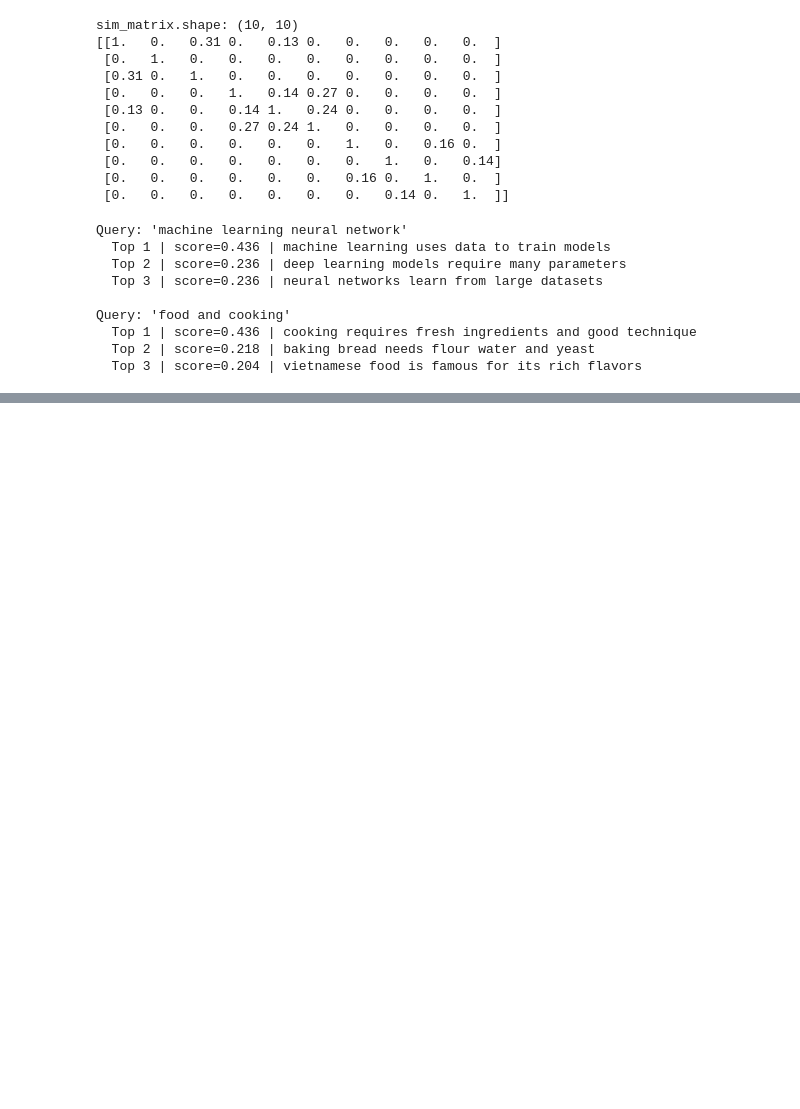
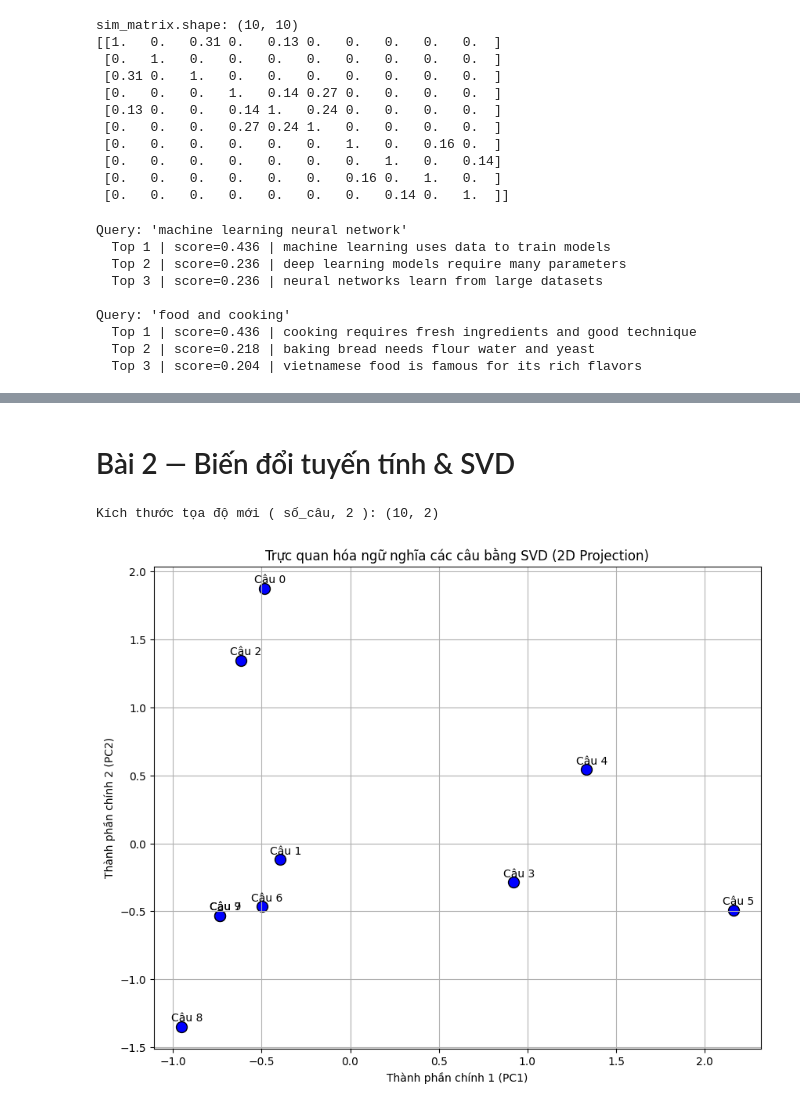
Before and after one commit to Minhkola/mliot-pyml-2026-hw, a Jupyter notebook: week01/week01.ipynb, the cells around one changed output, grey strips where cells are left out. Drawn from its saved outputs; the diff is of its cells as text; code cells hidden in the pictures; blank space fills up the shorter version.

```diff
--- a/week01/week01.ipynb
+++ b/week01/week01.ipynb
@@ -96,0 +107,2 @@ Query: 'food and cooking'
+# %% [markdown]
+# Bài 2 — Biến đổi tuyến tính & SVD
@@ -96,0 +112,35 @@ Query: 'food and cooking'
+# %%
+# Centering dữ liệu
+mean_X = np.mean(X, axis = 0)
+Xc = X - mean_X
+
+# Phân rã ma trận bằng SVD
+U, S, VT = np.linalg.svd(Xc, full_matrices=False)
+
+# Tính tọa độ 2D cho từng câu
+coords_2d = U[:, :2] * S[:2]
+
+print("Kích thước tọa độ mới ( số_câu, 2 ):", coords_2d.shape)
+# %% [output]
+Kích thước tọa độ mới ( số_câu, 2 ): (10, 2)
+# %%
+# Cấu hình kích thước biểu đồ
+plt.figure(figsize=(10, 8))
+
+# Vẽ biểu đồ Scatter
+plt.scatter(coords_2d[:, 0], coords_2d[:, 1], color='blue', edgecolors='k', s=100)
+
+# Gán nhãn cho từng câu văn
+for i in range(len(coords_2d)):
+    # Lấy tọa độ x, y của câu thứ i
+    x_i = coords_2d[i, 0]
+    y_i = coords_2d[i, 1]
+    plt.annotate(f"Câu {i}", (x_i, y_i), textcoords="offset points", xytext=(5,5), ha='center')
+
+plt.title("Trực quan hóa ngữ nghĩa các câu bằng SVD (2D Projection)")
+plt.xlabel("Thành phần chính 1 (PC1)")
+plt.ylabel("Thành phần chính 2 (PC2)")
+plt.grid(True)
+plt.show()
+# %% [output]
+[figure, added]
```
Also changed, not shown: parts of 3 cells of this notebook.
